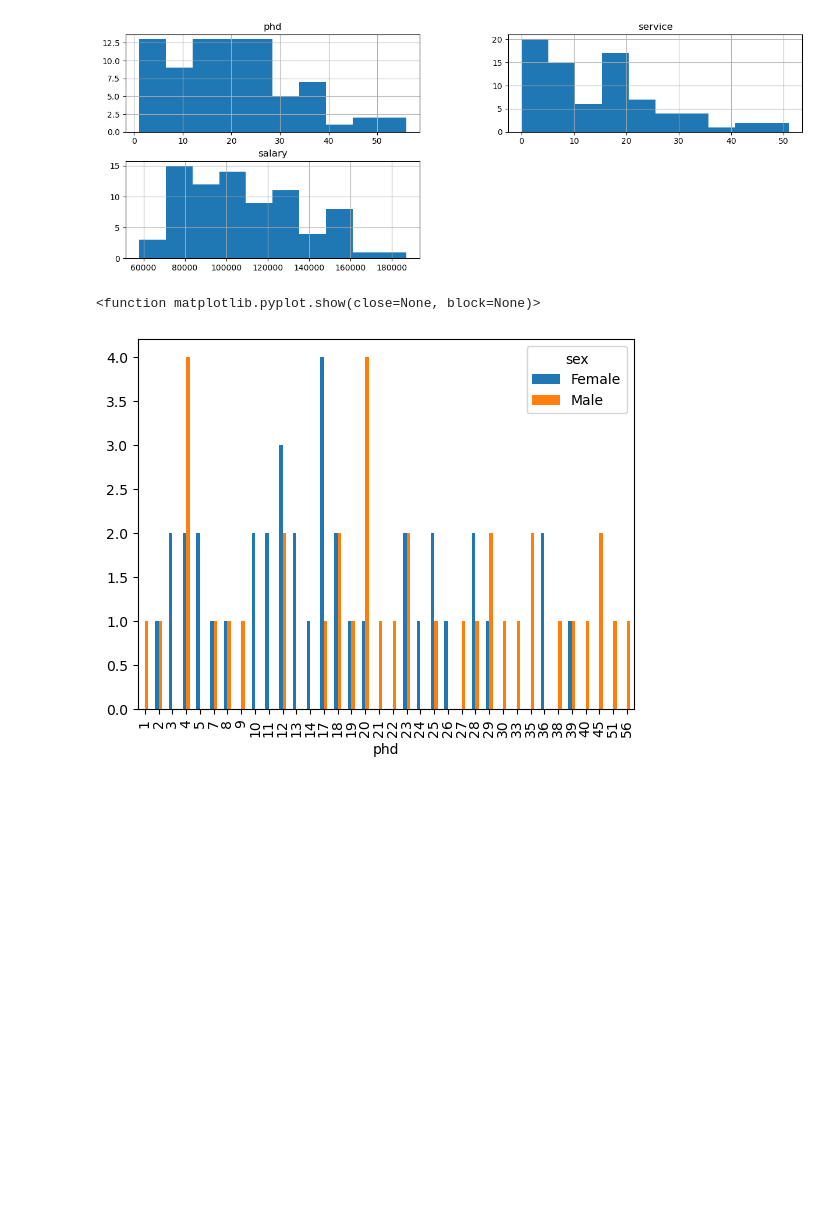
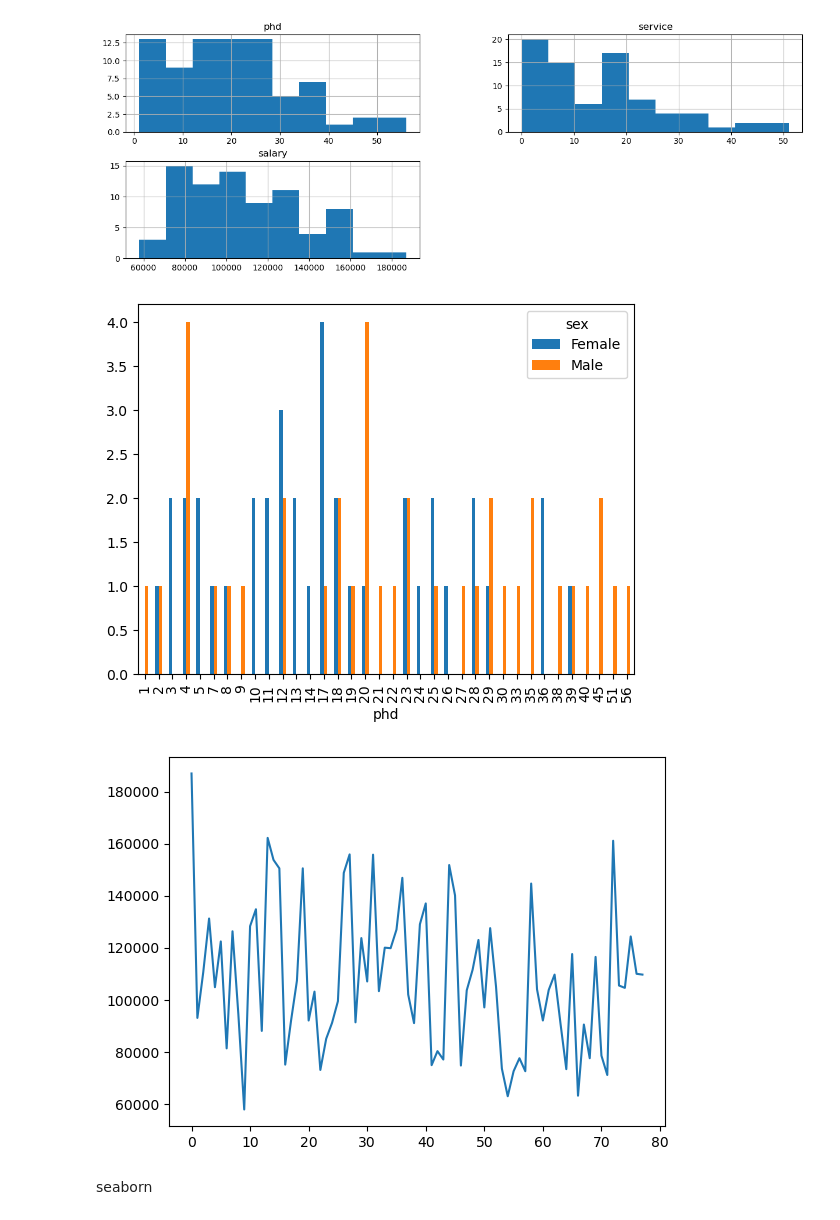
Before and after one commit to Hemang-krishna/Data-science, a Jupyter notebook: Visualization_mat_seaborn.ipynb, the cells around one changed output. Cells and saved outputs as stored; diff of their text form; code cells hidden in the pictures; blank space fills up the shorter version.

Commit message:
Visualization_mat_seaborn updated

```diff
--- a/Visualization_mat_seaborn.ipynb
+++ b/Visualization_mat_seaborn.ipynb
@@ -157,7 +157,13 @@ mplt.show()
 # %%
 #table
 pd.crosstab(salaries.phd, salaries.sex).plot(kind='bar')
-mplt.show
+mplt.show()
 # %% [output]
-<function matplotlib.pyplot.show(close=None, block=None)>
 [figure]
+# %%
+mplt.plot(salaries['salary'])
+mplt.show()
+# %% [output]
+[figure, added]
+# %% [markdown]
+seaborn
```
Also changed, not shown: parts of 4 cells of this notebook.
